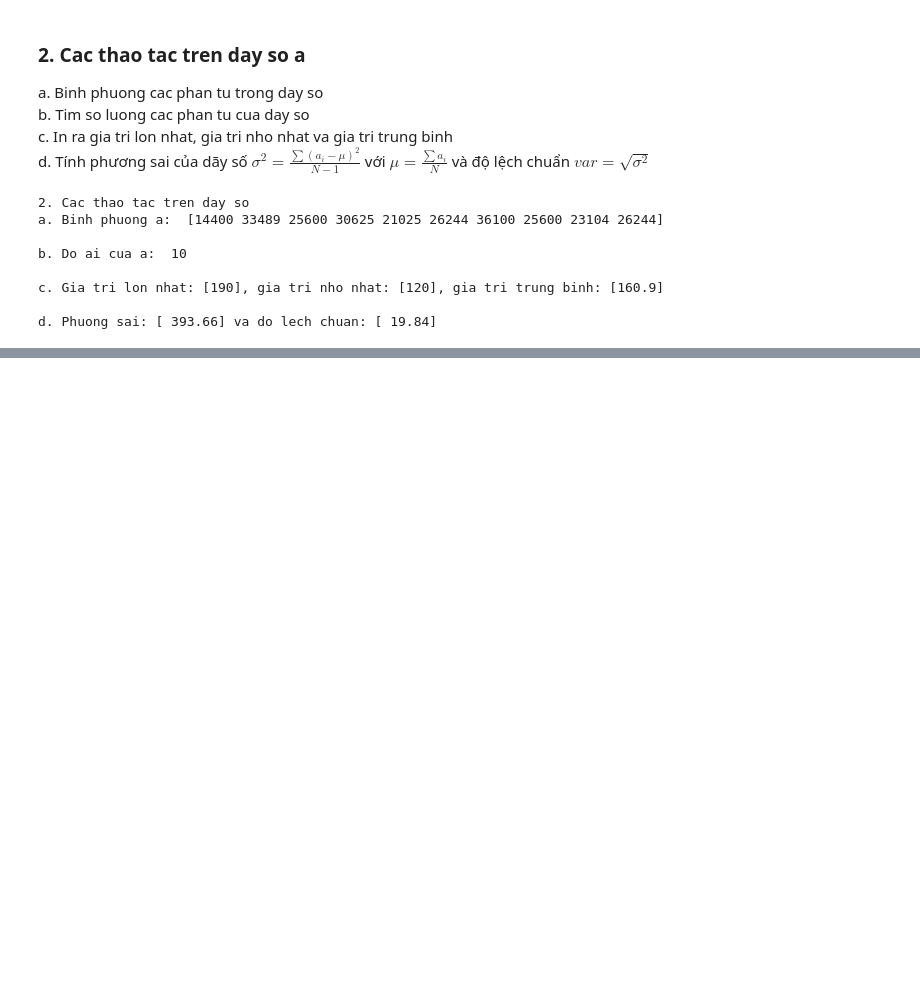
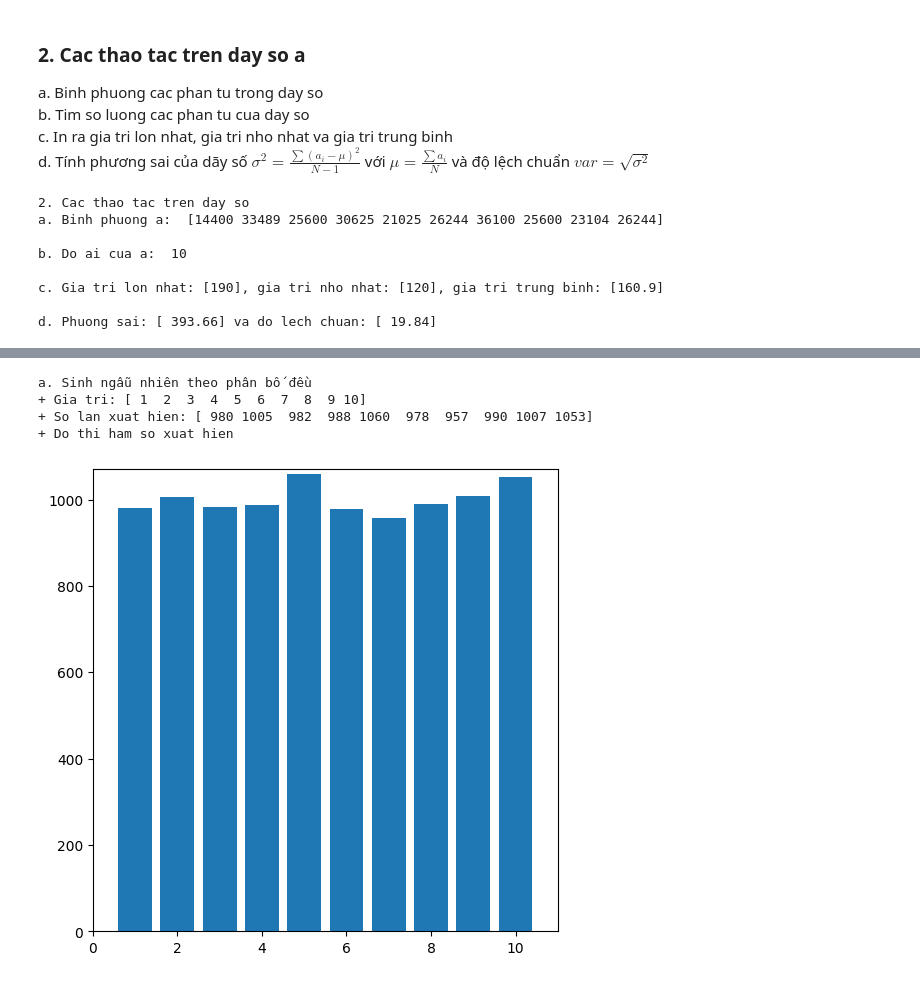
Before and after one commit to TuanKiet31082006/sgu2526k1_csttnt, a Jupyter notebook: Tuan02/my_lession03.ipynb, the cells around one changed output, grey strips where cells are left out. Cells and saved outputs as stored; diff of their text form; code cells hidden in the pictures; blank space fills up the shorter version.

```diff
--- a/Tuan02/my_lession03.ipynb
+++ b/Tuan02/my_lession03.ipynb
@@ -47,0 +151,26 @@ d. Phuong sai: [ 393.66] va do lech chuan: [ 19.84]
+# %%
+import matplotlib.pyplot as plt  # Khai báo thư viện pyplot trong matplotlib
+import numpy as np
+
+# Sinh ngẫu nhiên theo phân bố đều (10000 mẫu từ 1 đến 10)
+data = np.random.randint(1, 11, size=10000)
+
+# Lấy giá trị và số lần xuất hiện
+value, cnt = np.unique(data, return_counts=True)
+
+print("a. Sinh ngẫu nhiên theo phân bố đều")
+print(f"+ Gia tri: {value}")
+print(f"+ So lan xuat hien: {cnt}")
+print("+ Do thi ham so xuat hien")
+plt.figure(figsize=(6,6))      #  kich thuoc ban ve
+plt.bar(value, cnt)            #  ve cac khoi chu nhat theo day x, y
+plt.xlim(0, 11)                #  gioi han truc x
+plt.ylim(0, np.max(cnt) + 10)  #  gioi han truc y
+plt.savefig("4a.png")          #  luu do thi
+plt.show()                     #  hien thi do thi
+# %% [output]
+a. Sinh ngẫu nhiên theo phân bố đều
++ Gia tri: [ 1  2  3  4  5  6  7  8  9 10]
++ So lan xuat hien: [ 980 1005  982  988 1060  978  957  990 1007 1053]
++ Do thi ham so xuat hien
+[figure, added]
```
Also changed, not shown: parts of 22 cells of this notebook, 4 other files.
